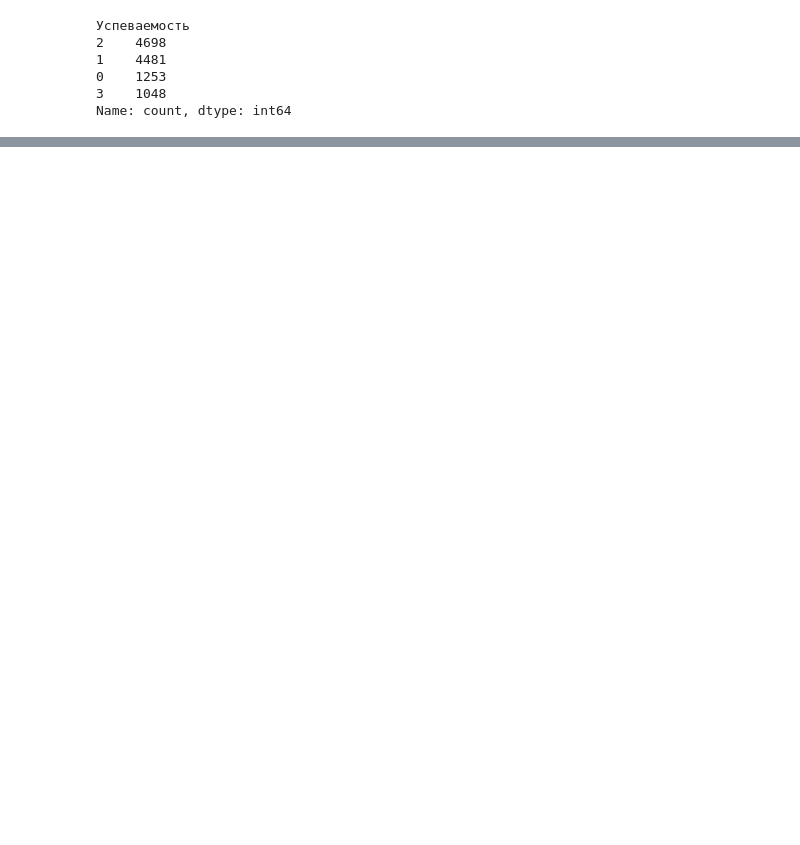
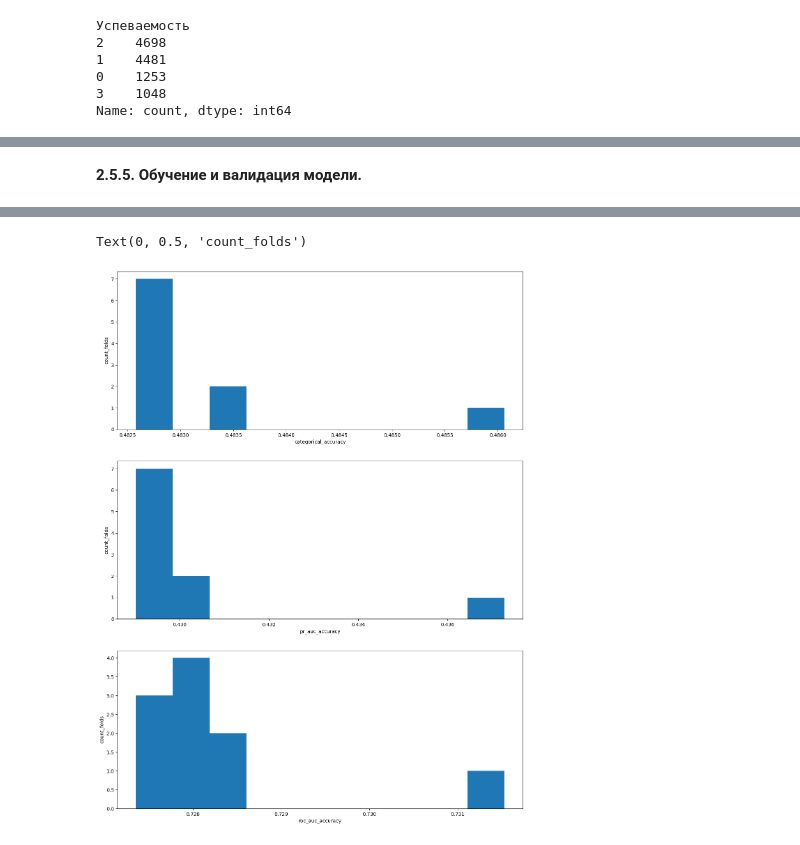
Before and after one commit to ashira09/application-of-neural-networks-to-predict-student-performance, a Jupyter notebook: nn.ipynb, the cells around one changed output, grey strips where cells are left out. Saved outputs shown, nothing was run; the diff lists cells and outputs as text; code cells hidden in the pictures; blank space fills up the shorter version.

```diff
--- a/nn.ipynb
+++ b/nn.ipynb
@@ -659,0 +961,8 @@ Name: count, dtype: int64
+# %%
+X = np.array(extended_df_features)
+y = np.array(extended_df_target)
+ohe_y=OneHotEncoder()
+y_cat=ohe_y.fit_transform(np.expand_dims(y.flatten(),axis=-1)).toarray()
+X_train, X_test, y_train, y_test = train_test_split(X, y_cat, test_size=0.2, random_state=42)
+print("Длина обучающего набора данных: ", len(X_train))
+print("Длина проверочного набора данных: ", len(X_test))
@@ -659,0 +974,5 @@ Name: count, dtype: int64
+# %%
+features_encoder = StandardScaler()
+features_encoder.fit(X_train)
+X_train = features_encoder.transform(X_train)
+X_test = features_encoder.transform(X_test)
@@ -659,0 +1025,10 @@ Name: count, dtype: int64
+# %%
+layers=[tf.keras.layers.Input((X_train.shape[1], )),
+        tf.keras.layers.Dense(10,activation='relu'),
+        tf.keras.layers.Dense(10,activation='relu'),
+        tf.keras.layers.Dense(4, activation="softmax"),]
+optimizer=tf.keras.optimizers.SGD()
+loss=tf.keras.losses.CategoricalCrossentropy()
+metrics=[tf.keras.metrics.CategoricalAccuracy(), tf.keras.metrics.AUC(curve='PR', name='pr_auc_accuracy'), tf.keras.metrics.AUC(curve='ROC', name='roc_auc_accuracy')]
+model = KerasModel(X_train, y_train, X_test, y_test, layers, optimizer, loss, metrics)
+model.summary()
@@ -659,0 +1051,24 @@ Name: count, dtype: int64
+# %% [markdown]
+**2.5.5. Обучение и валидация модели.**
+# %%
+skf = StratifiedKFold(n_splits=10)
+categorical_accuracies=[]
+pr_auc_accuracies=[]
+roc_auc_accuracies=[]
+for train, test in skf.split(X, y):
+    model.fit(X[train], y_cat[train], n_epoch=25)
+    loss, categorical_accuracy, pr_auc_accuracy, roc_auc_accuracy = model.evaluate(X[test], y_cat[test])
+    categorical_accuracies.append(categorical_accuracy)
+    pr_auc_accuracies.append(pr_auc_accuracy)
+    roc_auc_accuracies.append(roc_auc_accuracy)
+fig, axes = plt.subplots(nrows=3, ncols=1, figsize=(15,20))
+axes[0].hist(categorical_accuracies)
+axes[0].set_xlabel('categorical_accuracy')
+axes[0].set_ylabel('count_folds')
+axes[1].hist(pr_auc_accuracies)
+axes[1].set_xlabel('pr_auc_accuracy')
+axes[1].set_ylabel('count_folds')
+axes[2].hist(roc_auc_accuracies)
+axes[2].set_xlabel('roc_auc_accuracy')
+axes[2].set_ylabel('count_folds')
+# %% [output]
@@ -659,0 +1085,2 @@ Name: count, dtype: int64
+Text(0, 0.5, 'count_folds')
+[figure, added]
```
Also changed, not shown: parts of 76 cells of this notebook.
